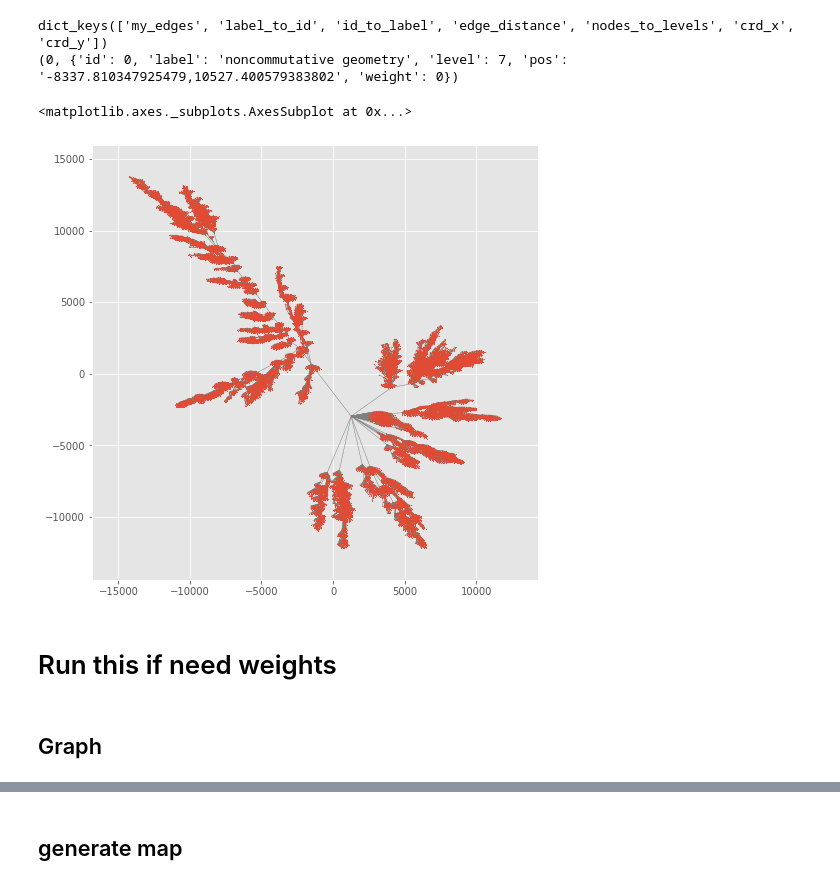
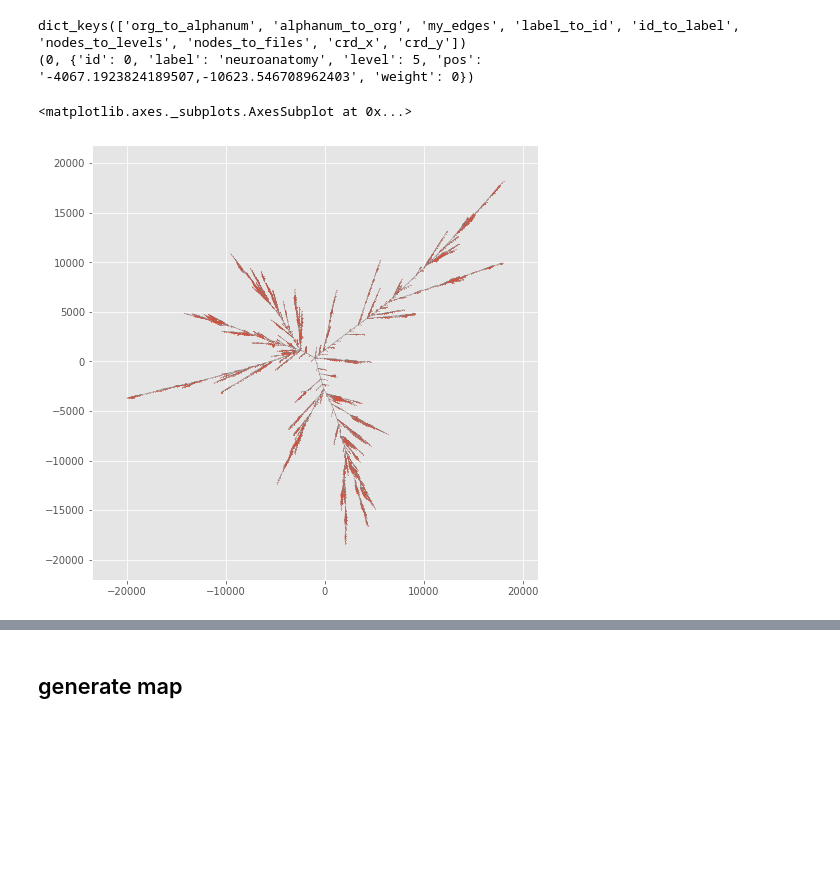
Before and after one commit to enggiqbal/mlgd, a Jupyter notebook: map_generator/javascript_to_dot-mw.ipynb, the cells around one changed output, grey strips where cells are left out. Drawn from its saved outputs; the diff is of its cells as text; code cells hidden in the pictures; blank space fills up the shorter version.

```diff
--- a/map_generator/javascript_to_dot-mw.ipynb
+++ b/map_generator/javascript_to_dot-mw.ipynb
@@ -154,8 +172,11 @@ def update_coord(g, data):
 # %%
-# f = 'topics-DELG'
-# fn_in = './in/topics-DELG.json'
-# graph_dir = '../../zmlt/data/txt/topics_faryad_8level/'
-# scale = 1
+f = 'topics-DELG'
+fn_in = './in/topics-DELG.json'
+graph_dir = '../../zmlt/data/txt/topics_faryad_8level/'
+scale = 1
+g = read_graph(graph_dir)
+data_in = read_js(fn_in, scale=scale)
+G = update_coord(g, data_in)
 
 # f = 'lastfm-DELG'
 # fn_in = './in/lastfm-DELG.json'
@@ -164,50 +185,75 @@ def update_coord(g, data):
 
 # f = 'tol-DELG'
 # fn_in = './in/tol-DELG.json'
 # graph_dir = '../../zmlt/data/txt/tol_graphs_8level/'
 # scale = 1
 
-
 # f = 'topics-CG'
 # fn_in = './in/topics-CG.json'
 # graph_dir = '../../zmlt/data/txt/topics_faryad_8level/'
 # scale = 200
 
 # f = 'lastfm-CG'
 # fn_in = './in/lastfm-CG.json'
 # graph_dir = '../../zmlt/data/txt/lastfm/'
 # scale = 200
 
+# f = 'topicslarge-BT'
+# fn_in = './in/topicslarge-BT.json'
+# graph_dir = '../../zmlt/data/txt/topics_large/'
+# scale = 10
+
 # f = 'tol-CG'
+# scale = 200
+# graph_dir = '../../zmlt/data/txt/tol_graphs_8level/'
+# g = read_graph(graph_dir)
 # fn_in = './in/tol-CG.json'
-# graph_dir = '../../zmlt/data/txt/tol_graphs_8level/'
-# scale = 200
+# data_in = read_js(fn_in, scale=scale)
+# G = update_coord(g, data_in)
 
 
 
 # f = 'lastfm-BT'
-# fn_in = './in/lastfm-BT.json'
 # graph_dir = '../../zmlt/data/txt/lastfm/'
-# scale = 1
+# coord_dir = './in/BT/lastfm/'
+# g = read_graph(graph_dir)
+# data_in = read_mtx(coord_dir)
+# data_in = scale(centralize(data_in), 10)
+# G = update_coord_mtx(g, data_in)
 
-f = 'topicslarge-BT'
-fn_in = './in/topicslarge-BT.json'
-graph_dir = '../../zmlt/data/txt/topics_large/'
-scale = 10
+# f = 'topics-BT'
+# graph_dir = '../../zmlt/data/txt/topics_faryad_8level/'
+# coord_dir = './in/BT/topics/'
+# g = read_graph(graph_dir)
+# data_in = read_mtx(coord_dir)
+# data_in = scale(centralize(data_in), 10)
+# G = update_coord_mtx(g, data_in)
+
+# f = 'tol-BT'
+# graph_dir = '../../zmlt/data/txt/tol_graphs_8level/'
+# coord_dir = './in/BT/tol/'
+# g = read_graph(graph_dir)
+# data_in = read_mtx(coord_dir)
+# data_in = scale(centralize(data_in), 20)
+# G = update_coord_mtx(g, data_in)
+
+# f = 'mathlarge-BT'
+# graph_dir = '../../zmlt/data/txt/math_genealogy_42/'
+# coord_dir = './in/BT/mathlarge/'
+# g = read_graph(graph_dir)
+# data_in = read_mtx(coord_dir)
+# data_in = scale(centralize(data_in), 20)
+# G = update_coord_mtx(g, data_in)
 
 
-g = read_graph(graph_dir)
-data_in = read_js(fn_in, scale=scale)
-G = update_coord(g, data_in)
 for n in G.nodes(data=True):
     print(n)
     break
+
+pos = {n:[float(x) for x in G.nodes[n]['pos'].split(',')] for n in G.nodes}
+draw(G, pos, s=0.1)
 # %% [output]
-dict_keys(['my_edges', 'label_to_id', 'id_to_label', 'edge_distance', 'nodes_to_levels', 'crd_x', 'crd_y'])
-(0, {'id': 0, 'label': 'noncommutative geometry', 'level': 7, 'pos': '-8337.810347925479,10527.400579383802', 'weight': 0})
+dict_keys(['org_to_alphanum', 'alphanum_to_org', 'my_edges', 'label_to_id', 'id_to_label', 'nodes_to_levels', 'nodes_to_files', 'crd_x', 'crd_y'])
+(0, {'id': 0, 'label': 'neuroanatomy', 'level': 5, 'pos': '-4067.1923824189507,-10623.546708962403', 'weight': 0})
+<matplotlib.axes._subplots.AxesSubplot at 0x...>
+[figure, added]
-# %%
-pos = {n:[float(x) for x in G.nodes[n]['pos'].split(',')] for n in G.nodes}
-draw(G, pos, s=0.4)
-# %% [output]
-<matplotlib.axes._subplots.AxesSubplot at 0x...>
-[figure, removed]
@@ -239,2 +259,0 @@ draw(G, pos, s=0.4)
-# %% [markdown]
-# Run this if need weights
@@ -248,2 +259,0 @@ draw(G, pos, s=0.4)
-# %% [markdown]
-## Graph
```
Also changed, not shown: parts of 31 cells of this notebook.
